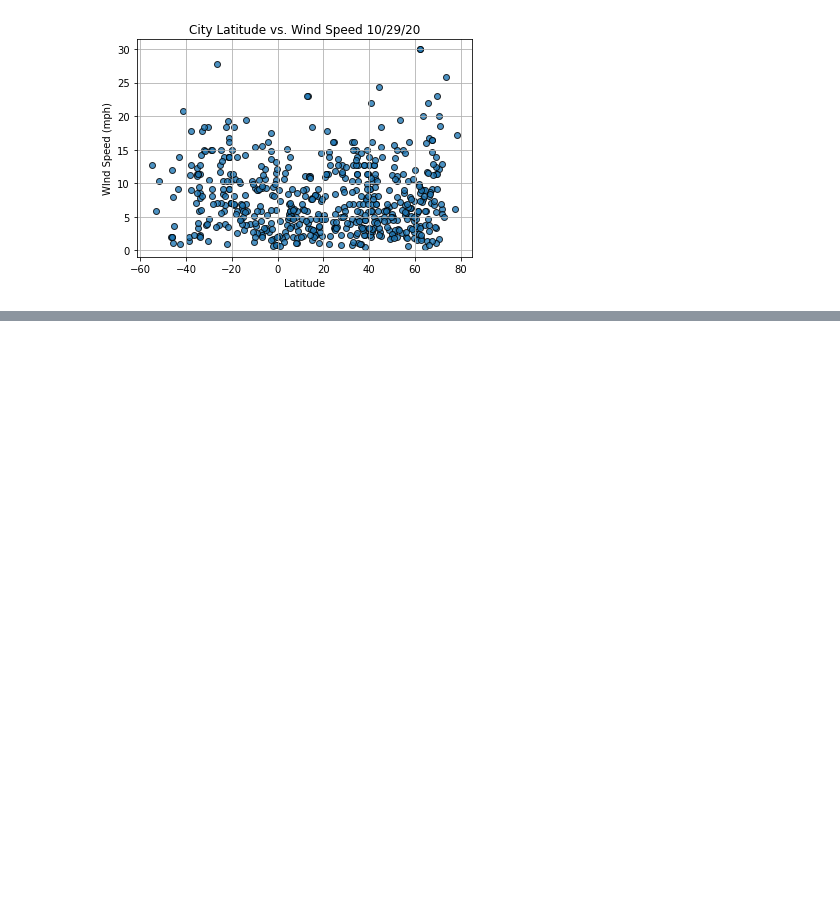
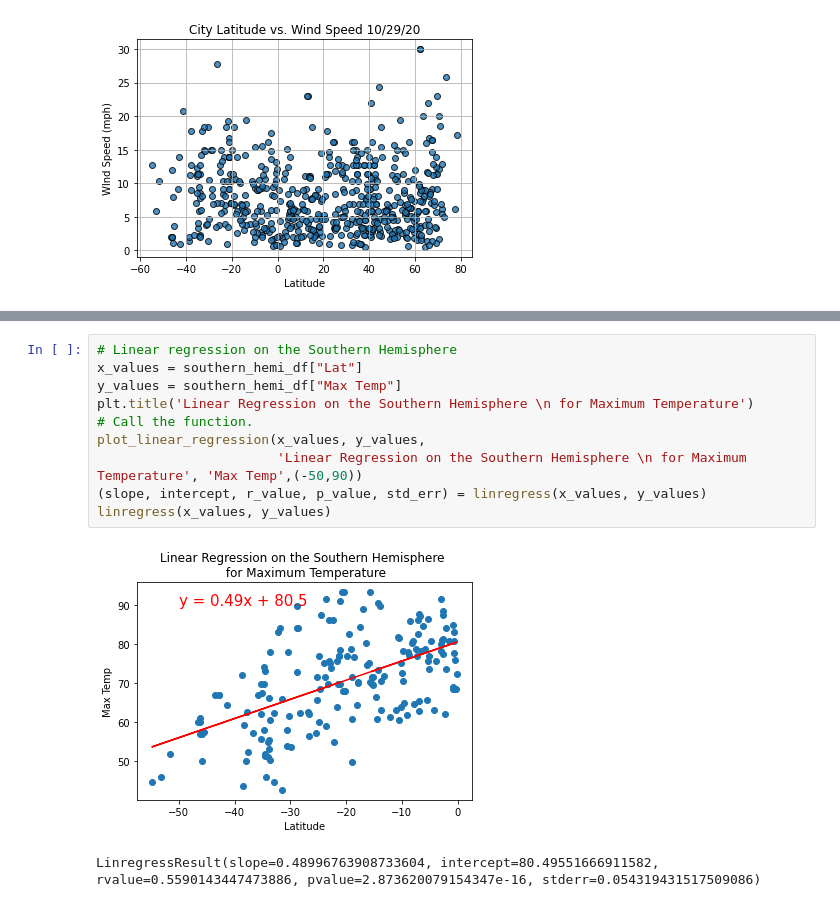
Before and after one commit to jaredcclarke/World_Weather_Analysis, a Jupyter notebook: WeatherPy.ipynb, the cells around one changed output, grey strips where cells are left out. Saved outputs shown, nothing was run; the diff lists cells and outputs as text; blank space fills up the shorter version.

```diff
--- a/WeatherPy.ipynb
+++ b/WeatherPy.ipynb
@@ -264,0 +361,13 @@ plt.show()
+# %%
+# Linear regression on the Southern Hemisphere
+x_values = southern_hemi_df["Lat"]
+y_values = southern_hemi_df["Max Temp"]
+plt.title('Linear Regression on the Southern Hemisphere \n for Maximum Temperature')
+# Call the function.
+plot_linear_regression(x_values, y_values,
+                       'Linear Regression on the Southern Hemisphere \n for Maximum Temperature', 'Max Temp',(-50,90))
+(slope, intercept, r_value, p_value, std_err) = linregress(x_values, y_values)
+linregress(x_values, y_values)
+# %% [output]
+[figure, added]
+LinregressResult(slope=0.48996763908733604, intercept=80.49551666911582, rvalue=0.5590143447473886, pvalue=2.873620079154347e-16, stderr=0.054319431517509086)
```
Also changed, not shown: parts of 13 cells of this notebook, 1 other file.
